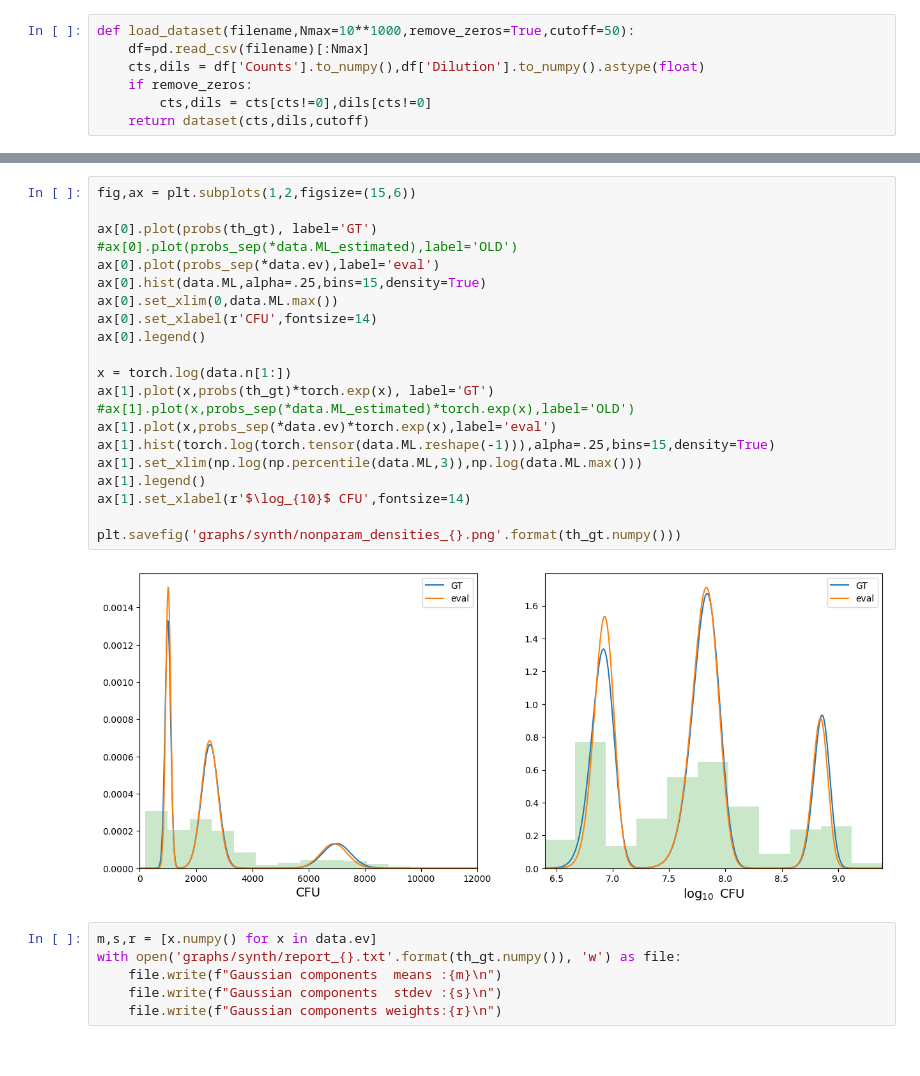
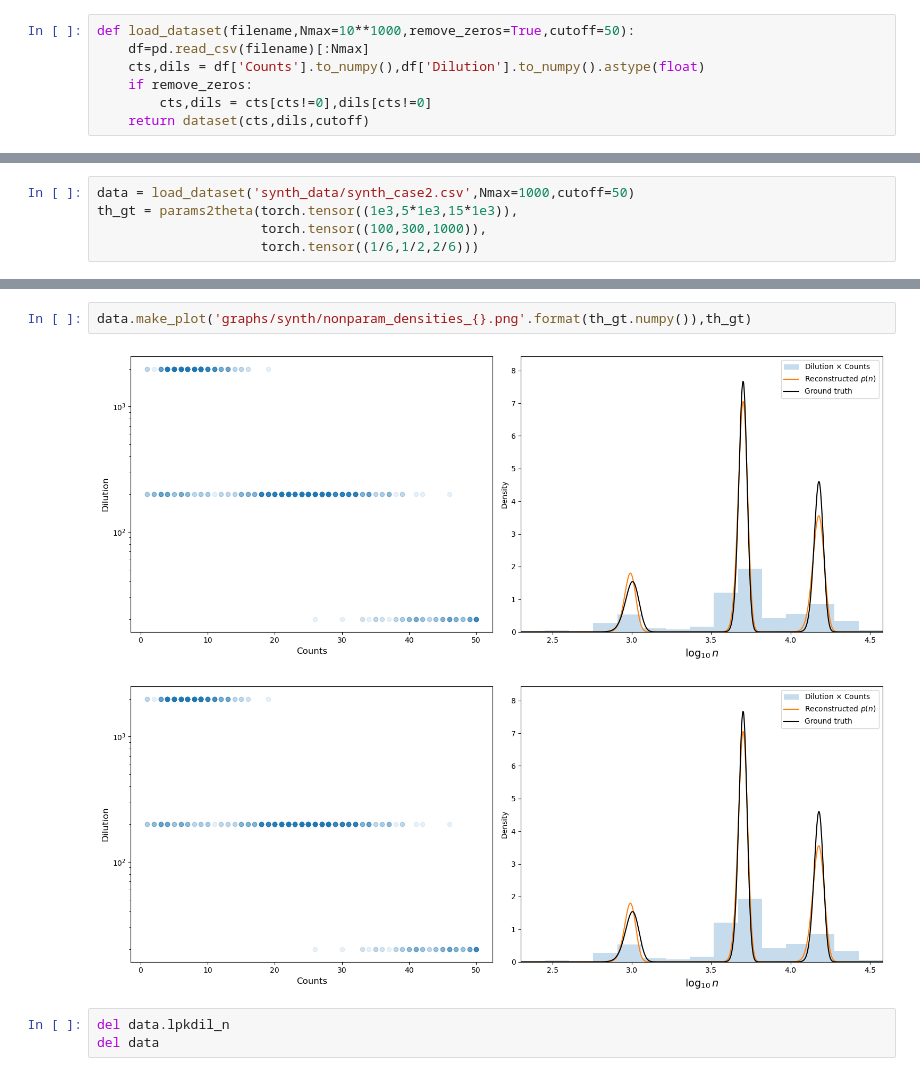
Before and after one commit to PessoaP/REPOP, a Jupyter notebook: check_synth.ipynb, the cells around one changed output, grey strips where cells are left out. Cells and saved outputs as stored; diff of their text form.

```diff
--- a/check_synth.ipynb
+++ b/check_synth.ipynb
@@ -39 +16,6 @@ plt.savefig('graphs/synth/nonparam_densities_{}.png'.format(th_gt.numpy()))
+# %%
+data = load_dataset('synth_data/synth_case2.csv',Nmax=1000,cutoff=50)
+th_gt = params2theta(torch.tensor((1e3,5*1e3,15*1e3)),
+                     torch.tensor((100,300,1000)),
+                     torch.tensor((1/6,1/2,2/6)))
 # %%
@@ -138,29 +49,8 @@ plt.tight_layout()
-# %%
-fig,ax = plt.subplots(1,2,figsize=(15,6))
-
-ax[0].plot(probs(th_gt), label='GT')
-#ax[0].plot(probs_sep(*data.ML_estimated),label='OLD')
-ax[0].plot(probs_sep(*data.ev),label='eval')
-ax[0].hist(data.ML,alpha=.25,bins=15,density=True)
-ax[0].set_xlim(0,data.ML.max())
-ax[0].set_xlabel(r'CFU',fontsize=14)
-ax[0].legend()
-
-x = torch.log(data.n[1:])
-ax[1].plot(x,probs(th_gt)*torch.exp(x), label='GT')
-#ax[1].plot(x,probs_sep(*data.ML_estimated)*torch.exp(x),label='OLD')
-ax[1].plot(x,probs_sep(*data.ev)*torch.exp(x),label='eval')
-ax[1].hist(torch.log(torch.tensor(data.ML.reshape(-1))),alpha=.25,bins=15,density=True)
-ax[1].set_xlim(np.log(np.percentile(data.ML,3)),np.log(data.ML.max()))
-ax[1].legend()
-ax[1].set_xlabel(r'$\log_{10}$ CFU',fontsize=14)
-
-plt.savefig('graphs/synth/nonparam_densities_{}.png'.format(th_gt.numpy()))
-# %% [output]
-[figure, removed]
-# %%
-m,s,r = [x.numpy() for x in data.ev]
-with open('graphs/synth/report_{}.txt'.format(th_gt.numpy()), 'w') as file:
-    file.write(f"Gaussian components  means :{m}\n")
-    file.write(f"Gaussian components  stdev :{s}\n")
-    file.write(f"Gaussian components weights:{r}\n")
+# %%
+data.make_plot('graphs/synth/nonparam_densities_{}.png'.format(th_gt.numpy()),th_gt)
+# %% [output]
+[figure, added]
+[figure, added]
+# %%
+del data.lpkdil_n
+del data
```
Also changed, not shown: parts of 11 cells of this notebook, 2 other files.
